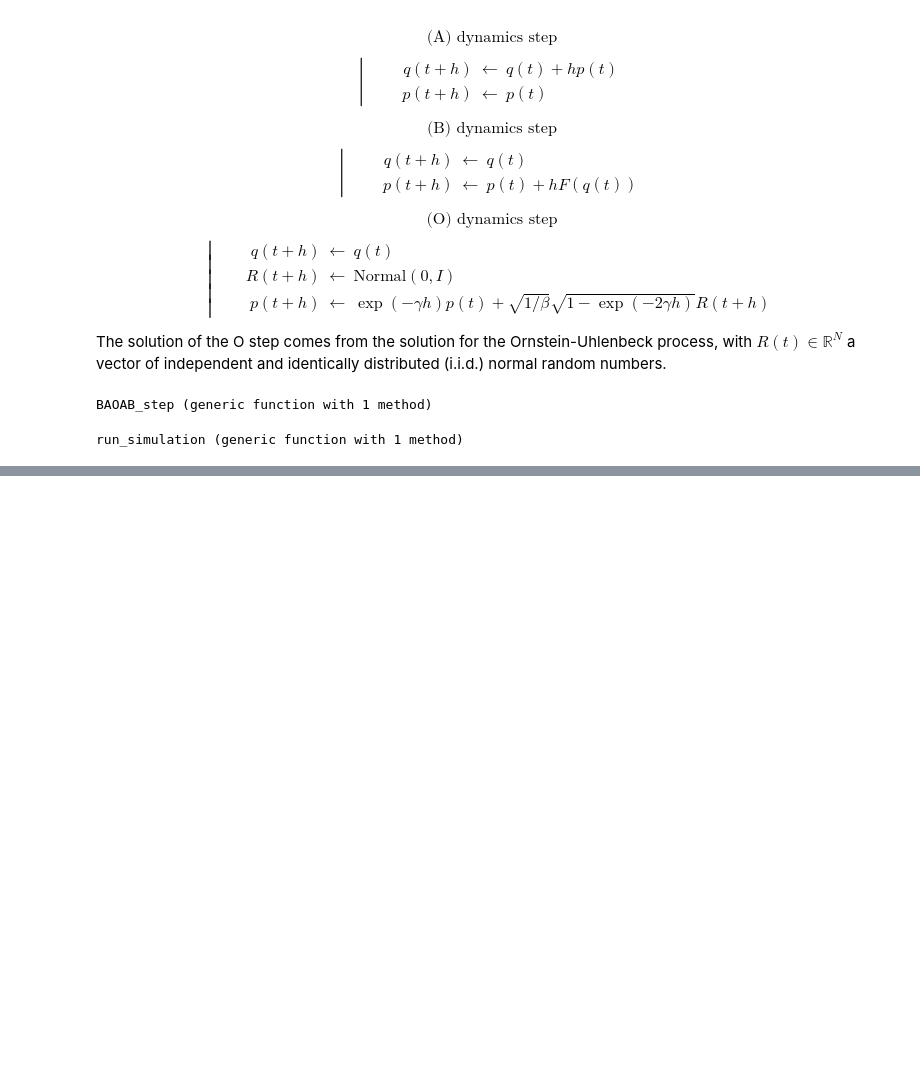
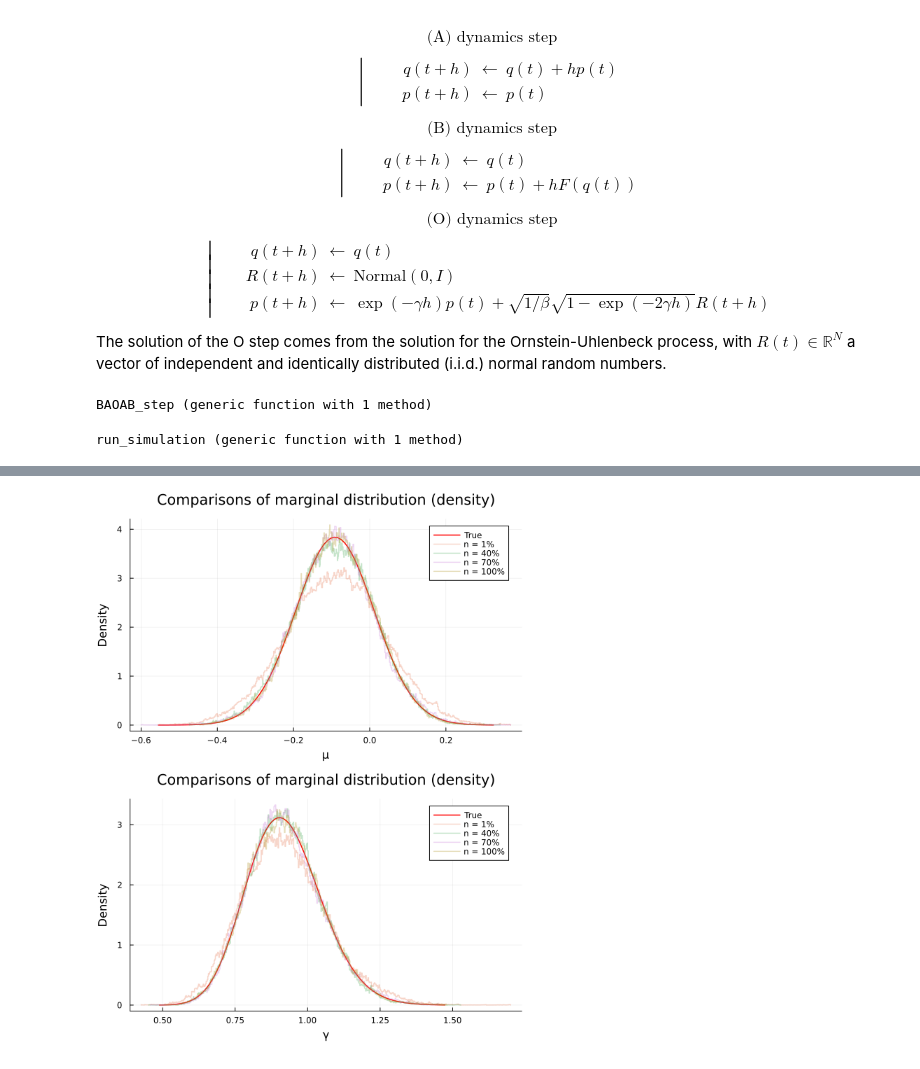
Before and after one commit to will-r-smith/Stochastic-Gradient-Langevin-Dynamics, a Jupyter notebook: models/BAOAB.ipynb, the cells around one changed output, grey strips where cells are left out. Cells and saved outputs as stored; diff of their text form; code cells hidden in the pictures; blank space fills up the shorter version.

Commit message:
simulation for different percentage subset

```diff
--- a/models/BAOAB.ipynb
+++ b/models/BAOAB.ipynb
@@ -176,0 +179,80 @@ plot(q1_plot, q2_plot, layout=(1,2), size=(1000, 450))
+# %%
+using Plots
+using Distributions
+using StatsBase
+
+# Consider different percentages of the subset
+# Define functions for simulation and plotting
+function simulate_and_plot_distributions(q0, p0, Nsteps, h, A, beta, Samples, step_function, grad_U, N, n_values)
+
+    # Initialization to hold all density curves
+    p_mu = plot(xlabel="μ", ylabel="Density", title="Comparisons of marginal distribution (density)", legend=:topright)
+    p_gamma = plot(xlabel="γ", ylabel="Density", title="Comparisons of marginal distribution (density)", legend=:topright)
+
+    # Calculate the parameters of the true distribution
+    x_bar = sum(Samples) / N
+    mu_N = x_bar * N / (N + 1)
+    kappa_N = N + 1
+    alpha_N = 1 + N / 2
+    beta_N = 1 + sum((Samples .- x_bar).^2) / 2 + N * x_bar^2 / (2 * (N + 1))
+
+    v = 2 * alpha_N
+    std = sqrt(beta_N / (kappa_N * alpha_N))
+    tdist = TDist(v)
+
+    # Run one long trajectory of Nsteps, using the BAOAB scheme
+    q_traj, p_traj, t_traj = run_simulation(q0, p0, Nsteps, h, A, beta, Samples, BAOAB_step, grad_gaussian, N, N);
+
+    # The theoretical density distribution
+    x_standard_1 = range(minimum(q_traj[1,:]), stop=maximum(q_traj[1,:]), length=100)
+    x_standard_2 = range(minimum(q_traj[2,:]), stop=maximum(q_traj[2,:]), length=100)
+    q1_dist = pdf(mu_N .+ std .* tdist, x_standard_1)
+    q2_dist = pdf(Gamma(alpha_N, 1/beta_N), x_standard_2)
+
+    plot!(p_mu, x_standard_1, q1_dist, color=:red, lw=1.5, label="True")
+    plot!(p_gamma, x_standard_2, q2_dist, color=:red, lw=1.5, label="True")
+
+
+    for n in n_values
+        q_traj, _, _ = run_simulation(q0, p0, Nsteps, h, A, beta, Samples, step_function, grad_U, N, n)
+
+        x1 = range(minimum(q_traj[1,:]), stop=maximum(q_traj[1,:]), length=100)
+        x2 = range(minimum(q_traj[2,:]), stop=maximum(q_traj[2,:]), length=100)
+
+        # Generate the boundaries of the histogram
+        edge_1 = collect(x1)
+        edge_2 = collect(x2)
+
+        stephist!(p_mu, q_traj[1,:], bins=800, normalize=:pdf, label="n = $n%", lw=1.5, line=:mid, alpha=0.3)
+        stephist!(p_gamma, q_traj[2,:], bins=800, normalize=:pdf, label="n = $n%", lw=1.5, line=:mid, alpha=0.3)
+
+    end
+
+    plot!(size=(620, 800))  # 可以根据需要调整这些数值
+
+    return p_mu, p_gamma
+end
+
+# Define the value of n
+n_values = [1, 40, 70, 100]
+
+# Initialize one walker
+q0 = [0,1]      # just for initialization
+p0 = randn(2)
+
+Nsteps = 1000000
+h = 0.001
+A = 10.0
+beta = 1.0
+N = 100
+n = 10
+Samples = randn(N)
+
+p_mu, p_gamma = simulate_and_plot_distributions(q0, p0, Nsteps, h, A, beta, Samples, BAOAB_step, grad_gaussian, N, n_values)
+
+# Combine subgraphs into a diagram
+layout = @layout([a; b])
+combined_graph = plot(p_mu, p_gamma, layout=layout, legend=:topright)
+
+display(combined_graph)
+# %% [output]
@@ -176,0 +275 @@ plot(q1_plot, q2_plot, layout=(1,2), size=(1000, 450))
+[figure, added]
```
Also changed, not shown: parts of 4 cells of this notebook.
